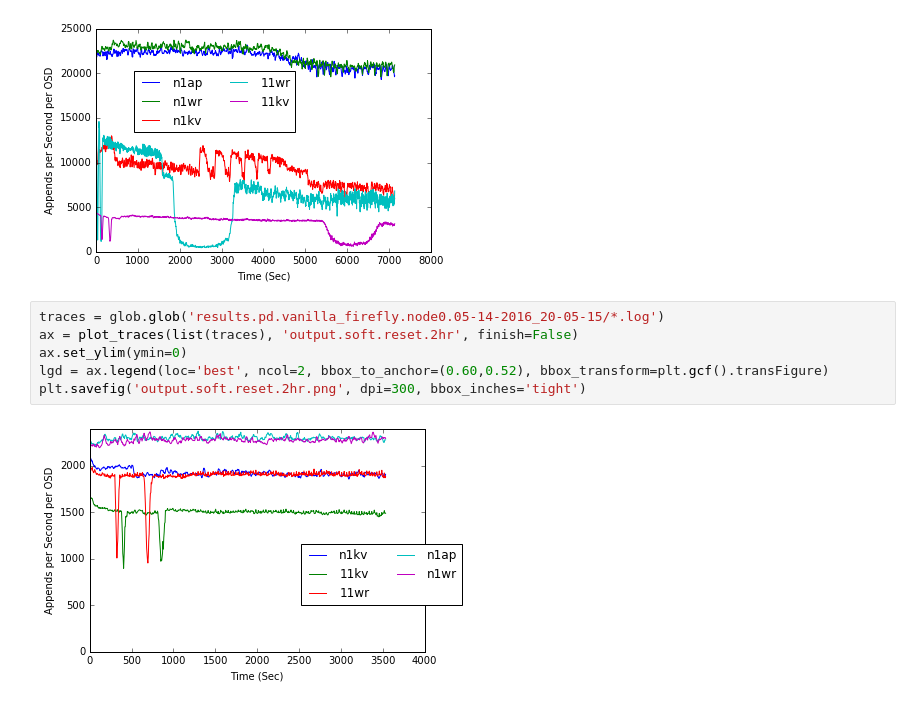
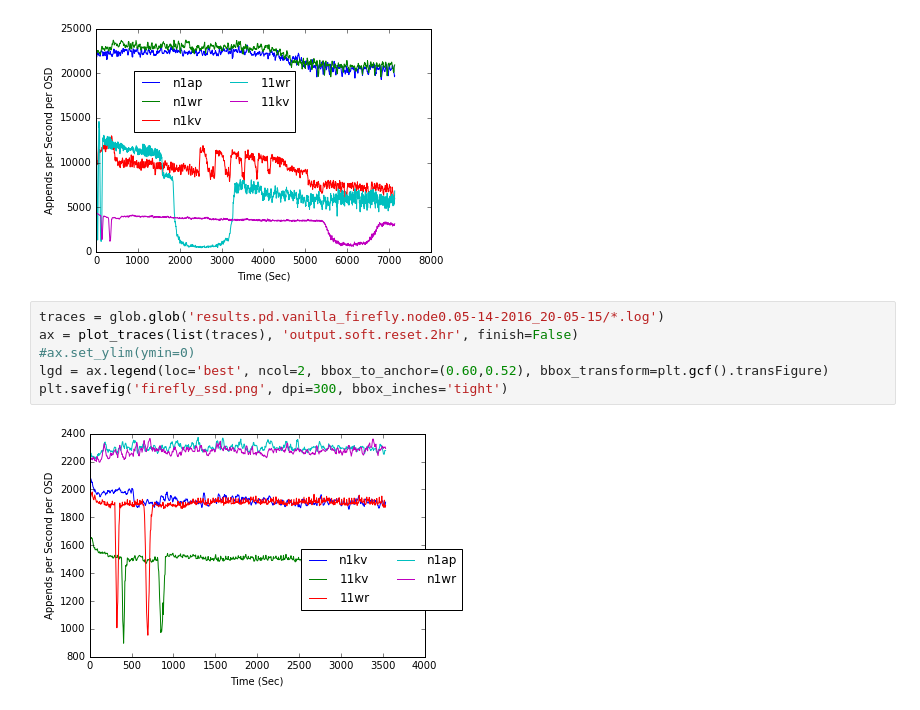
Before and after one commit to michaelsevilla/zlog-popper, a Jupyter notebook: experiments/librados-sweep/visualize.ipynb, the cells around one changed output. Drawn from its saved outputs; the diff is of its cells as text.

```diff
--- a/experiments/librados-sweep/visualize.ipynb
+++ b/experiments/librados-sweep/visualize.ipynb
@@ -94,8 +94,8 @@ plt.savefig('output.soft.reset.2hr.png', dpi=300, bbox_inches='tight')
 # %%
 traces = glob.glob('results.pd.vanilla_firefly.node0.05-14-2016_20-05-15/*.log')
 ax = plot_traces(list(traces), 'output.soft.reset.2hr', finish=False)
-ax.set_ylim(ymin=0)
+#ax.set_ylim(ymin=0)
 lgd = ax.legend(loc='best', ncol=2, bbox_to_anchor=(0.60,0.52), bbox_transform=plt.gcf().transFigure)
-plt.savefig('output.soft.reset.2hr.png', dpi=300, bbox_inches='tight')
+plt.savefig('firefly_ssd.png', dpi=300, bbox_inches='tight')
 # %% [output]
-[figure, old version]
+[figure, new version]
```
Also changed, not shown: parts of 1 cell of this notebook, 4 other files.
